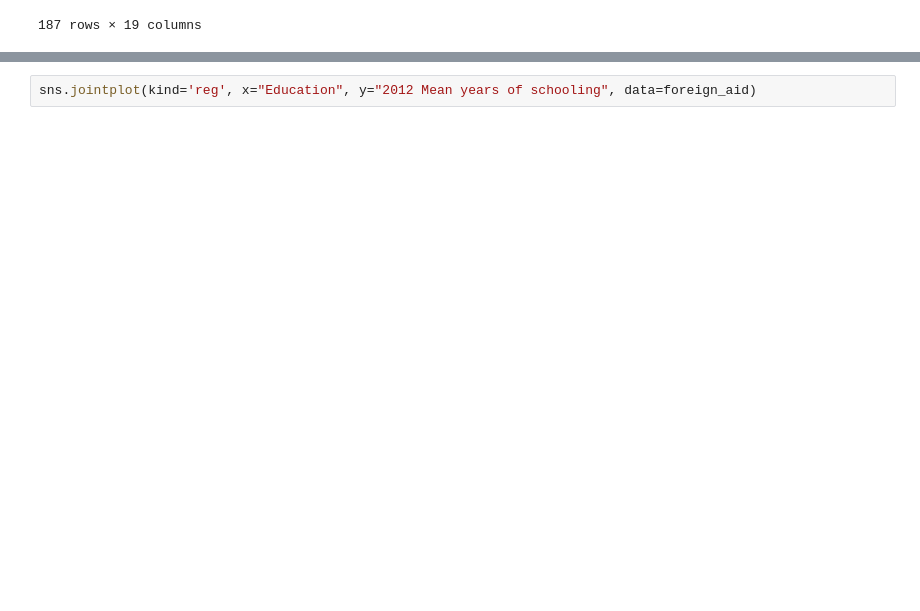
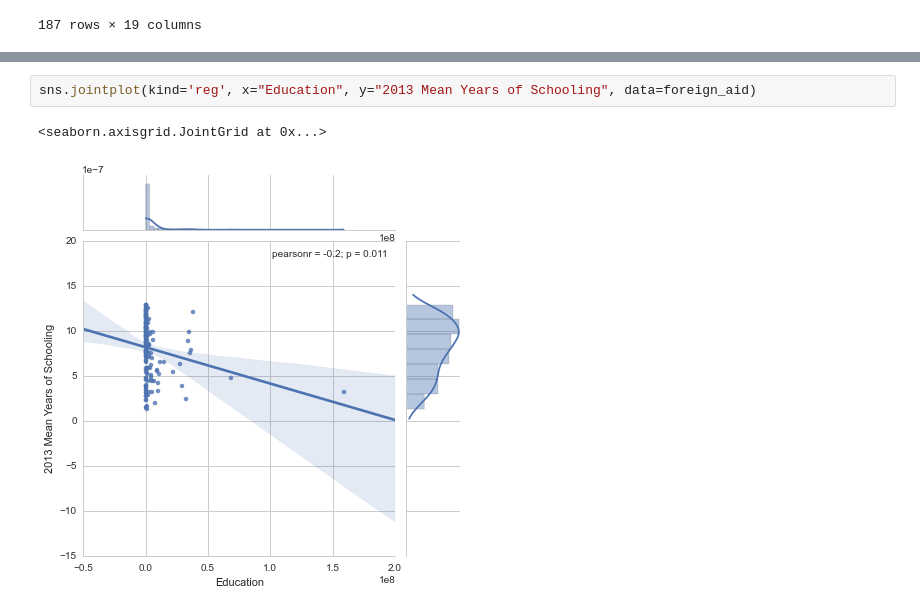
Before and after one commit to ds-proto/ds-proto.github.io, a Jupyter notebook: US_aid.ipynb, the cells around one changed output, grey strips where cells are left out. Saved outputs shown, nothing was run; the diff lists cells and outputs as text; blank space fills up the shorter version.

```diff
--- a/US_aid.ipynb
+++ b/US_aid.ipynb
@@ -201,3 +256,6 @@ TypeError: string indices must be integers, not Series
 # %%
-sns.jointplot(kind='reg', x="Education", y="2012 Mean years of schooling", data=foreign_aid)
+sns.jointplot(kind='reg', x="Education", y="2013 Mean Years of Schooling", data=foreign_aid)
+# %% [output]
+<seaborn.axisgrid.JointGrid at 0x...>
+[figure, added]
 # %%
```
Also changed, not shown: parts of 9 cells of this notebook, 2 other files.
